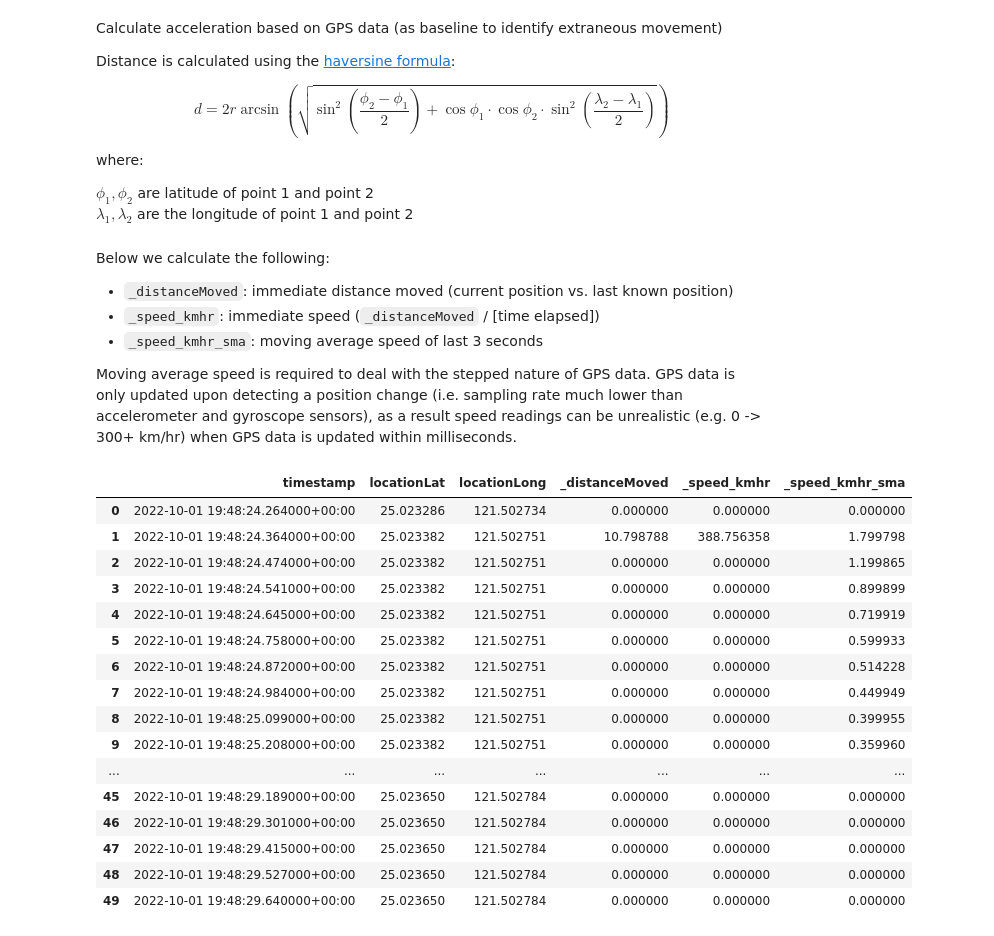
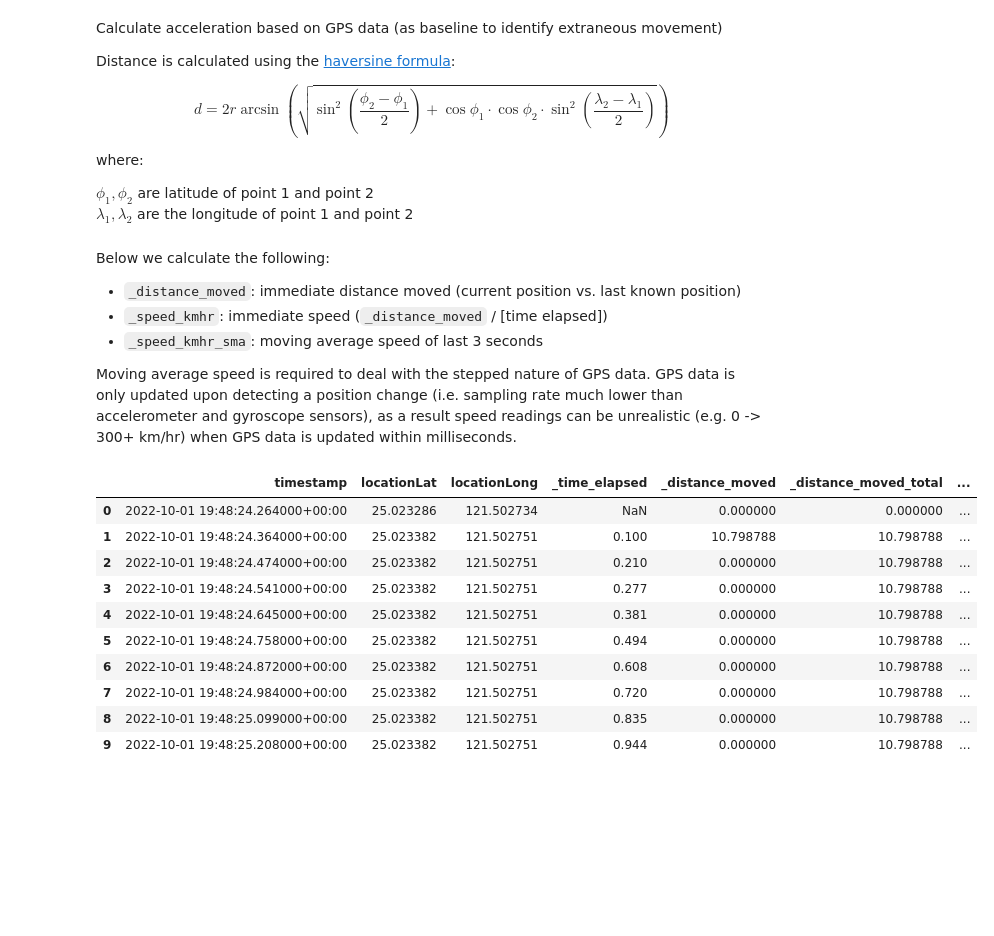
Before and after one commit to ktalexcheng/driverapp, a Jupyter notebook: eda/eda.ipynb, the cells around one changed output. Cells and saved outputs as stored; diff of their text form; code cells hidden in the pictures; blank space fills up the shorter version.

```diff
--- a/eda/eda.ipynb
+++ b/eda/eda.ipynb
@@ -144,46 +144,56 @@ def distance_between(start_lat, start_long, end_lat, end_long):
     return distance
 # %% [markdown]
 Below we calculate the following:
-* `_distanceMoved`: immediate distance moved (current position vs. last known position)
-* `_speed_kmhr`: immediate speed (`_distanceMoved` / [time elapsed])
+* `_distance_moved`: immediate distance moved (current position vs. last known position)
+* `_speed_kmhr`: immediate speed (`_distance_moved` / [time elapsed])
 * `_speed_kmhr_sma`: moving average speed of last 3 seconds
 
 Moving average speed is required to deal with the stepped nature of GPS data. GPS data is only updated upon detecting a position change (i.e. sampling rate much lower than accelerometer and gyroscope sensors), as a result speed readings can be unrealistic (e.g. 0 -> 300+ km/hr) when GPS data is updated within milliseconds.
 # %%
-df['_distanceMoved'] = 0
+df['_time_elapsed'] = 0
+df['_distance_moved'] = 0
+df['_distance_moved_total'] = 0
 df['_speed_kmhr'] = 0
 df['_speed_kmhr_sma'] = 0
+df['_speed_kmhr_cumavg'] = 0
 
 for i in range(1, len(df)):
-    df.loc[i, '_distanceMoved'] = distance_between(
+    df.loc[i, '_distance_moved'] = distance_between(
         start_lat=df.loc[i - 1, 'locationLat'],
         start_long=df.loc[i - 1, 'locationLong'],
         end_lat=df.loc[i, 'locationLat'],
         end_long=df.loc[i, 'locationLong'],
     )
 
-    if df.loc[i, '_distanceMoved'] > 0:
+    if df.loc[i, '_distance_moved'] > 0:
         d_time = (df.loc[i, 'timestamp'] - df.loc[i - 1, 'timestamp']).total_seconds()
-        df.loc[i, '_speed_kmhr'] = (df.loc[i, '_distanceMoved'] / 1000) / (d_time / 3600)
+        df.loc[i, '_speed_kmhr'] = (df.loc[i, '_distance_moved'] / 1000) / (d_time / 3600)
 
-df['_speed_kmhr_sma'] = df.rolling('3s', on='timestamp')['_distanceMoved'].mean() * (1200 / 3600) # convert m/3s to km/hr
+df['_time_elapsed'] = (df['timestamp'].diff() / np.timedelta64(1, 's')).cumsum()
+df['_distance_moved_total'] = df['_distance_moved'].cumsum()
+df['_speed_kmhr_sma'] = df.rolling('3s', on='timestamp')['_distance_moved'].sum() * (1200 / 1000) # convert m/3s to km/hr
+df['_speed_kmhr_cumavg'] = (df['_distance_moved_total'] / df['_time_elapsed']) * (3600 / 1000) # covert m/s to km/hr
 
-df[['timestamp', 'locationLat', 'locationLong', '_distanceMoved', '_speed_kmhr', '_speed_kmhr_sma']].head(50)
+df[[
+    'timestamp',
+    'locationLat',
+    'locationLong',
+    '_time_elapsed',
+    '_distance_moved',
+    '_distance_moved_total',
+    '_speed_kmhr',
+    '_speed_kmhr_sma',
+    '_speed_kmhr_cumavg'
+]].head(10)
 # %% [output]
-|  | timestamp | locationLat | locationLong | _distanceMoved | _speed_kmhr | _speed_kmhr_sma |
-| 0 | 2022-10-01 19:48:24.264000+00:00 | 25.023286 | 121.502734 | 0.000000 | 0.000000 | 0.000000 |
-| 1 | 2022-10-01 19:48:24.364000+00:00 | 25.023382 | 121.502751 | 10.798788 | 388.756358 | 1.799798 |
-| 2 | 2022-10-01 19:48:24.474000+00:00 | 25.023382 | 121.502751 | 0.000000 | 0.000000 | 1.199865 |
-| 3 | 2022-10-01 19:48:24.541000+00:00 | 25.023382 | 121.502751 | 0.000000 | 0.000000 | 0.899899 |
-| 4 | 2022-10-01 19:48:24.645000+00:00 | 25.023382 | 121.502751 | 0.000000 | 0.000000 | 0.719919 |
-| 5 | 2022-10-01 19:48:24.758000+00:00 | 25.023382 | 121.502751 | 0.000000 | 0.000000 | 0.599933 |
-| 6 | 2022-10-01 19:48:24.872000+00:00 | 25.023382 | 121.502751 | 0.000000 | 0.000000 | 0.514228 |
-| 7 | 2022-10-01 19:48:24.984000+00:00 | 25.023382 | 121.502751 | 0.000000 | 0.000000 | 0.449949 |
-| 8 | 2022-10-01 19:48:25.099000+00:00 | 25.023382 | 121.502751 | 0.000000 | 0.000000 | 0.399955 |
-| 9 | 2022-10-01 19:48:25.208000+00:00 | 25.023382 | 121.502751 | 0.000000 | 0.000000 | 0.359960 |
-| ... | ... | ... | ... | ... | ... | ... |
-| 45 | 2022-10-01 19:48:29.189000+00:00 | 25.023650 | 121.502784 | 0.000000 | 0.000000 | 0.000000 |
-| 46 | 2022-10-01 19:48:29.301000+00:00 | 25.023650 | 121.502784 | 0.000000 | 0.000000 | 0.000000 |
-| 47 | 2022-10-01 19:48:29.415000+00:00 | 25.023650 | 121.502784 | 0.000000 | 0.000000 | 0.000000 |
-| 48 | 2022-10-01 19:48:29.527000+00:00 | 25.023650 | 121.502784 | 0.000000 | 0.000000 | 0.000000 |
-| 49 | 2022-10-01 19:48:29.640000+00:00 | 25.023650 | 121.502784 | 0.000000 | 0.000000 | 0.000000 |
+|  | timestamp | locationLat | locationLong | _time_elapsed | _distance_moved | _distance_moved_total | ... |
+| 0 | 2022-10-01 19:48:24.264000+00:00 | 25.023286 | 121.502734 | NaN | 0.000000 | 0.000000 | ... |
+| 1 | 2022-10-01 19:48:24.364000+00:00 | 25.023382 | 121.502751 | 0.100 | 10.798788 | 10.798788 | ... |
+| 2 | 2022-10-01 19:48:24.474000+00:00 | 25.023382 | 121.502751 | 0.210 | 0.000000 | 10.798788 | ... |
+| 3 | 2022-10-01 19:48:24.541000+00:00 | 25.023382 | 121.502751 | 0.277 | 0.000000 | 10.798788 | ... |
+| 4 | 2022-10-01 19:48:24.645000+00:00 | 25.023382 | 121.502751 | 0.381 | 0.000000 | 10.798788 | ... |
+| 5 | 2022-10-01 19:48:24.758000+00:00 | 25.023382 | 121.502751 | 0.494 | 0.000000 | 10.798788 | ... |
+| 6 | 2022-10-01 19:48:24.872000+00:00 | 25.023382 | 121.502751 | 0.608 | 0.000000 | 10.798788 | ... |
+| 7 | 2022-10-01 19:48:24.984000+00:00 | 25.023382 | 121.502751 | 0.720 | 0.000000 | 10.798788 | ... |
+| 8 | 2022-10-01 19:48:25.099000+00:00 | 25.023382 | 121.502751 | 0.835 | 0.000000 | 10.798788 | ... |
+| 9 | 2022-10-01 19:48:25.208000+00:00 | 25.023382 | 121.502751 | 0.944 | 0.000000 | 10.798788 | ... |
```
Also changed, not shown: parts of 2 cells of this notebook.
